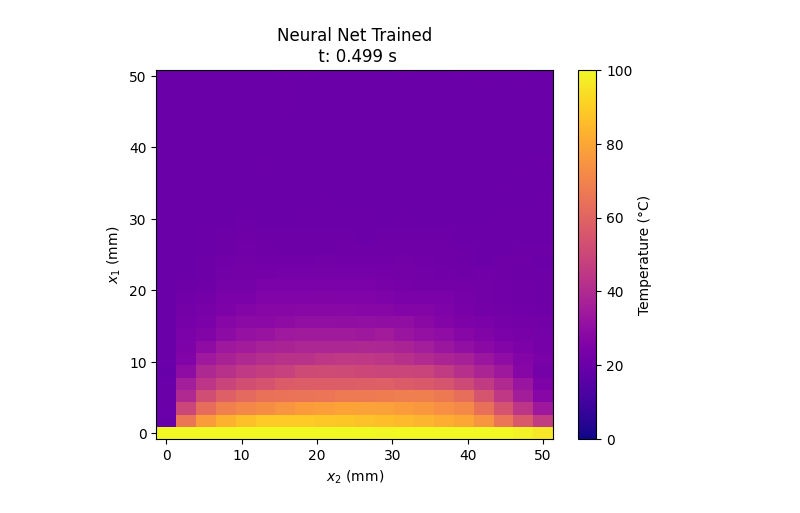
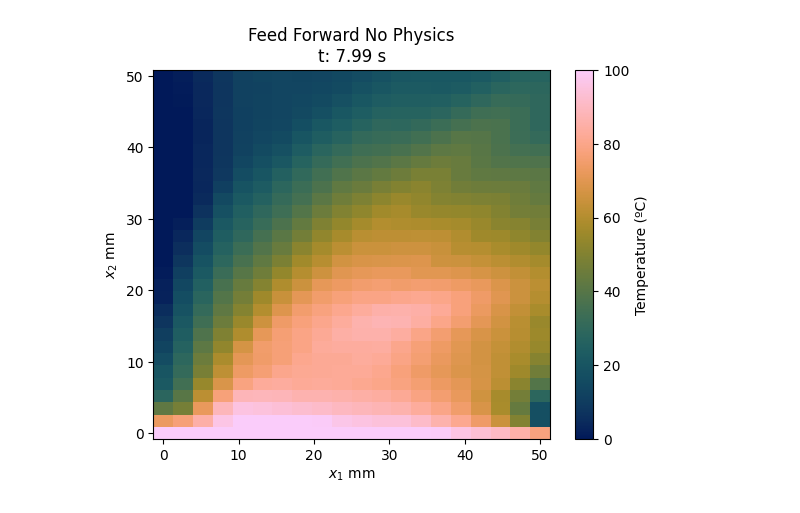
Before and after one commit to axxroytovu/ENG521_project_main, a Jupyter notebook: heat_eqn/heat_eqn.ipynb, the cells around one changed output. Saved outputs shown, nothing was run; the diff lists cells and outputs as text; code cells hidden in the pictures.

```diff
--- a/heat_eqn/heat_eqn.ipynb
+++ b/heat_eqn/heat_eqn.ipynb
@@ -66,3 +62,19 @@ print(heat_data.shape)
+# %%
+def plot_heat_map(
+        title,
+        samp_time,
+        x_1,
+        x_2,
+        heat
+):
+    fig = plt.figure()
+    plt.title(f'{title}\nt: {samp_time:.2f} s')
+    pcm = plt.pcolormesh(x_2, x_1, heat, cmap='cmc.batlow', vmin=0, vmax=100)
+    cbar = plt.colorbar(pcm)
+    cbar.set_label('Temperature (ºC)')
+    plt.xlabel('$x_{2}$ mm')
+    plt.ylabel('$x_{1}$ mm')
+    plt.show()
 # %%
 samp_time = len(t_train) // 2 # plot the time in the middle of training
 
@@ -88,9 +93,7 @@ import torch
 import torch.nn as nn
 from torch.autograd import grad as autograd
 # %%
-# torch.manual_seed(1234)
-# np.random.seed(1234)
-
+# Create meshgrids for train and test
 Tr, Xr, Yr = np.meshgrid(t_train, x_train, y_train)
 
 inpt = np.column_stack((
@@ -98,7 +101,15 @@ inpt = np.column_stack((
     Xr.transpose(1, 0, 2).ravel(),
     Yr.transpose(1, 0, 2).ravel(),
     ))
-oupt = heat_data[:train, :, :].ravel()
+oupt = heat_data[train_low:train_high, :, :].ravel()
+
+Tr_test, Xr_test, Yr_test = np.meshgrid(t_test, x_train, y_train)
+
+inpt_test = np.column_stack((
+    Tr_test.transpose(1, 0, 2).ravel(), # Transpose needed to get in t, x, y order
+    Xr_test.transpose(1, 0, 2).ravel(),
+    Yr_test.transpose(1, 0, 2).ravel(),
+    ))
 # %%
 class MSE_Loss(core.LOSS):
     def __init__(self):
@@ -140,5 +142,7 @@ network_nn = core.PINN(3, 1, 64, 3, [(1, MSE_Loss())])
 # %%
+network_nn = core.PINN(3, 1, 64, 3, [(1, MSE_Loss())])
+
 print("Training NN")
-network_nn.fit(inpt, oupt, lr=3e-4, epochs=3000)
+network_nn.fit(inpt, oupt, lr=1e-5, epochs=70000)
 # %% [output]
 Training NN
@@ -172,14 +176,9 @@ Epoch 3000/3000 loss: 9.9
  ...]
 # %%
+# Generate train and test data from the model for analysis and plotting
 pred_nn_train = network_nn.predict(inpt).reshape((len(t_train), len(x_train), len(y_train)))
+pred_nn_test = network_nn.predict(inpt_test).reshape((len(t_test), len(x_train), len(y_train)))
 
-fig, axis = plt.subplots()
-pcm = axis.pcolormesh(y_train, x_train, pred_nn_train[samp_time, :, :], cmap='plasma', vmin=0, vmax=100)
-cbar = plt.colorbar(pcm, ax=axis)
-cbar.set_label('Temperature (°C)')
-axis.set_title(f'Neural Net Trained\n t: {samp_time*dt:.3f} s')
-plt.xlabel('$x_{2}$ (mm)')
-plt.ylabel('$x_{1}$ (mm)')
-plt.show()
+plot_heat_map('Feed Forward No Physics', (len(t_all))*dt, x_train, y_train, pred_nn_test[-1, :, :])
 # %% [output]
-[figure, old version]
+[figure, new version]
```
Also changed, not shown: parts of 27 cells of this notebook.
